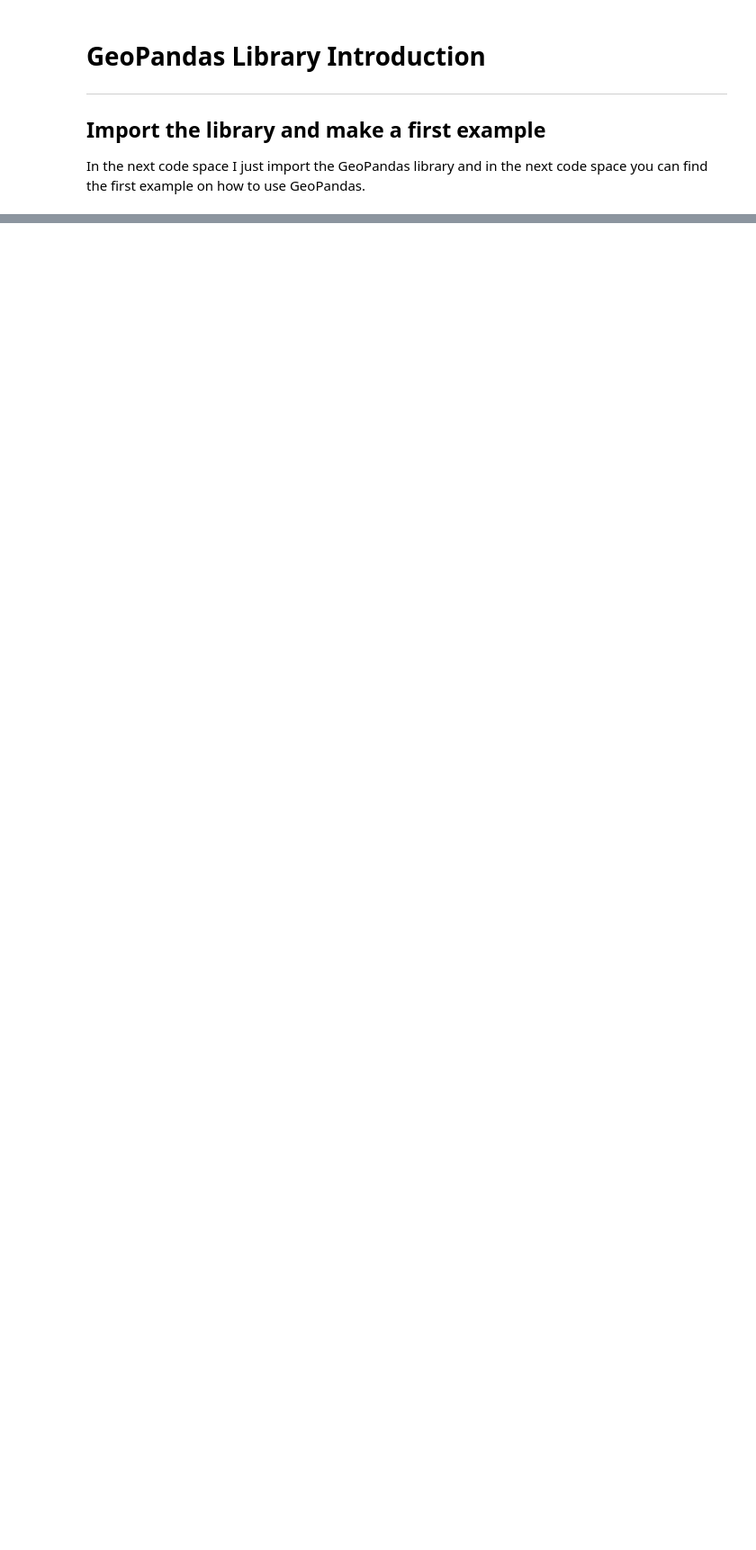
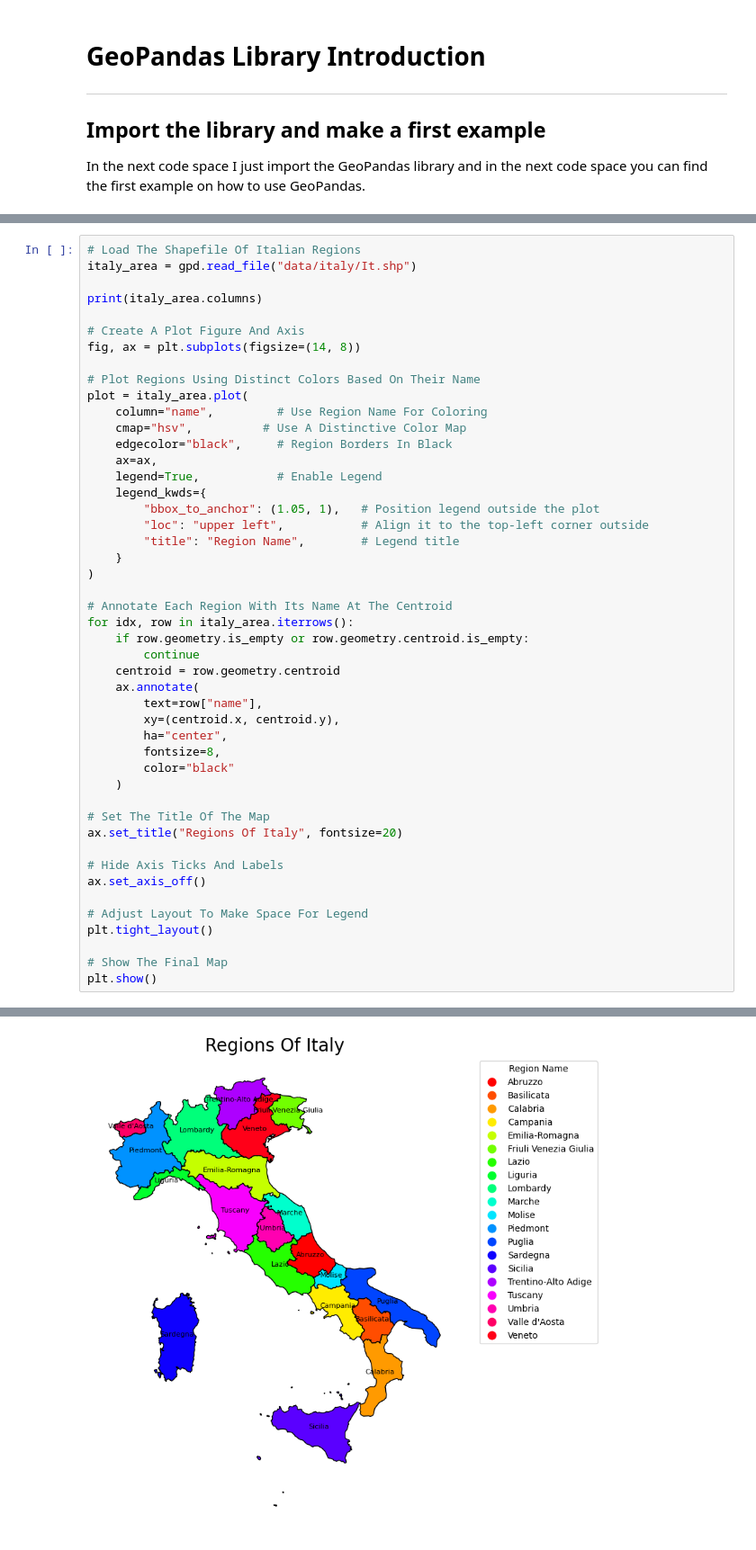
Before and after one commit to dimuzzo/testing-project, a Jupyter notebook: GeoPandas/test_number1.ipynb, the cells around one changed output, grey strips where cells are left out. Shown at 90% size. Cells and saved outputs as stored; diff of their text form; blank space fills up the shorter version.

Commit message:
More testing, created a plot using Italy's shapefile on https://simplemaps.com/gis/country/it#admin1

```diff
--- a/GeoPandas/test_number1.ipynb
+++ b/GeoPandas/test_number1.ipynb
@@ -57,0 +63,48 @@ plt.show()
+# %%
+# Load The Shapefile Of Italian Regions
+italy_area = gpd.read_file("data/italy/It.shp")
+
+print(italy_area.columns)
+
+# Create A Plot Figure And Axis
+fig, ax = plt.subplots(figsize=(14, 8))
+
+# Plot Regions Using Distinct Colors Based On Their Name
+plot = italy_area.plot(
+    column="name",         # Use Region Name For Coloring
+    cmap="hsv",          # Use A Distinctive Color Map
+    edgecolor="black",     # Region Borders In Black
+    ax=ax,
+    legend=True,           # Enable Legend
+    legend_kwds={
+        "bbox_to_anchor": (1.05, 1),   # Position legend outside the plot
+        "loc": "upper left",           # Align it to the top-left corner outside
+        "title": "Region Name",        # Legend title
+    }
+)
+
+# Annotate Each Region With Its Name At The Centroid
+for idx, row in italy_area.iterrows():
+    if row.geometry.is_empty or row.geometry.centroid.is_empty:
+        continue
+    centroid = row.geometry.centroid
+    ax.annotate(
+        text=row["name"],
+        xy=(centroid.x, centroid.y),
+        ha="center",
+        fontsize=8,
+        color="black"
+    )
+
+# Set The Title Of The Map
+ax.set_title("Regions Of Italy", fontsize=20)
+
+# Hide Axis Ticks And Labels
+ax.set_axis_off()
+
+# Adjust Layout To Make Space For Legend
+plt.tight_layout()
+
+# Show The Final Map
+plt.show()
+# %% [output]
@@ -57,0 +112 @@ plt.show()
+[figure, added]
```
Also changed, not shown: parts of 5 cells of this notebook.
